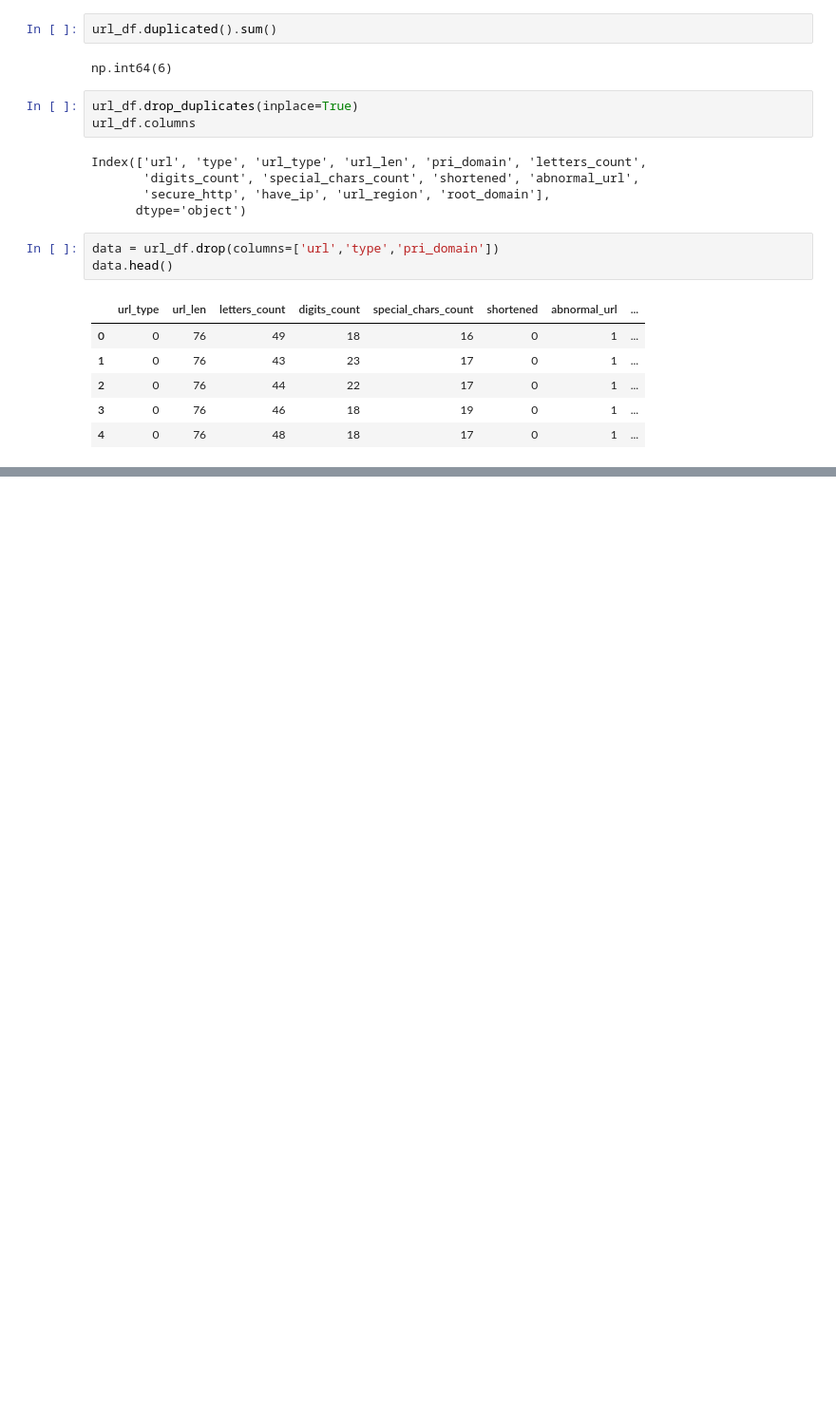
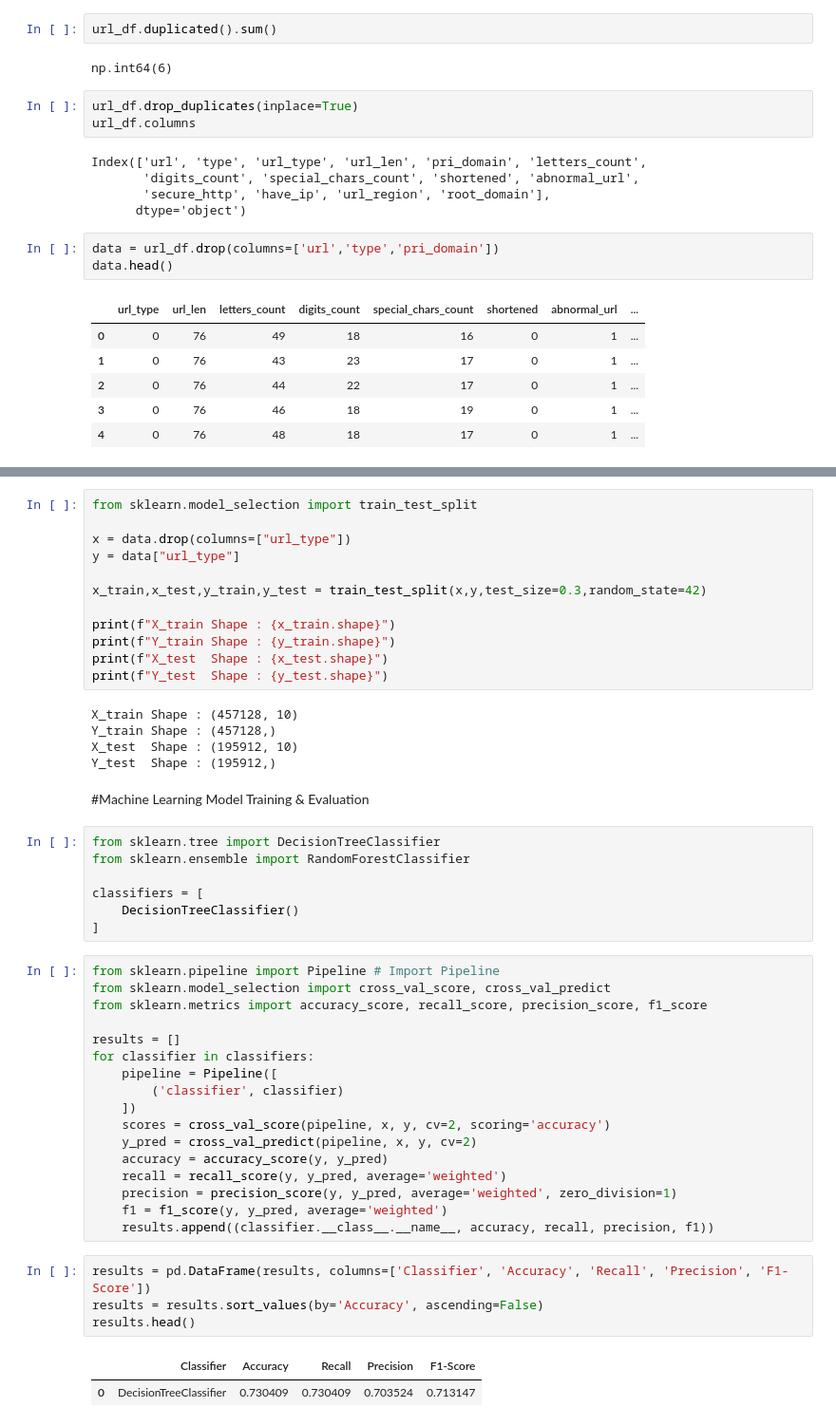
Before and after one commit to abdullah-ab00/Info-Security-Assignment2, a Jupyter notebook: i210320_i210326.ipynb, the cells around one changed output, grey strips where cells are left out. Shown at 95% size. Drawn from its saved outputs; the diff is of its cells as text; blank space fills up the shorter version.

Commit message:
Implementing Machine Learning Model

```diff
--- a/i210320_i210326.ipynb
+++ b/i210320_i210326.ipynb
@@ -758,0 +781,50 @@ data.head()
+# %%
+from sklearn.model_selection import train_test_split
+
+x = data.drop(columns=["url_type"])
+y = data["url_type"]
+
+x_train,x_test,y_train,y_test = train_test_split(x,y,test_size=0.3,random_state=42)
+
+print(f"X_train Shape : {x_train.shape}")
+print(f"Y_train Shape : {y_train.shape}")
+print(f"X_test  Shape : {x_test.shape}")
+print(f"Y_test  Shape : {y_test.shape}")
+# %% [output]
+X_train Shape : (457128, 10)
+Y_train Shape : (457128,)
+X_test  Shape : (195912, 10)
+Y_test  Shape : (195912,)
+# %% [markdown]
+#Machine Learning Model Training & Evaluation
+# %%
+from sklearn.tree import DecisionTreeClassifier
+from sklearn.ensemble import RandomForestClassifier
+
+classifiers = [
+    DecisionTreeClassifier()
+]
+# %%
+from sklearn.pipeline import Pipeline # Import Pipeline
+from sklearn.model_selection import cross_val_score, cross_val_predict
+from sklearn.metrics import accuracy_score, recall_score, precision_score, f1_score
+
+results = []
+for classifier in classifiers:
+    pipeline = Pipeline([
+        ('classifier', classifier)
+    ])
+    scores = cross_val_score(pipeline, x, y, cv=2, scoring='accuracy')
+    y_pred = cross_val_predict(pipeline, x, y, cv=2)
+    accuracy = accuracy_score(y, y_pred)
+    recall = recall_score(y, y_pred, average='weighted')
+    precision = precision_score(y, y_pred, average='weighted', zero_division=1)
+    f1 = f1_score(y, y_pred, average='weighted')
+    results.append((classifier.__class__.__name__, accuracy, recall, precision, f1))
+# %%
+results = pd.DataFrame(results, columns=['Classifier', 'Accuracy', 'Recall', 'Precision', 'F1-Score'])
+results = results.sort_values(by='Accuracy', ascending=False)
+results.head()
+# %% [output]
+|  | Classifier | Accuracy | Recall | Precision | F1-Score |
+| 0 | DecisionTreeClassifier | 0.730409 | 0.730409 | 0.703524 | 0.713147 |
```
Also changed, not shown: parts of 4 cells of this notebook.
